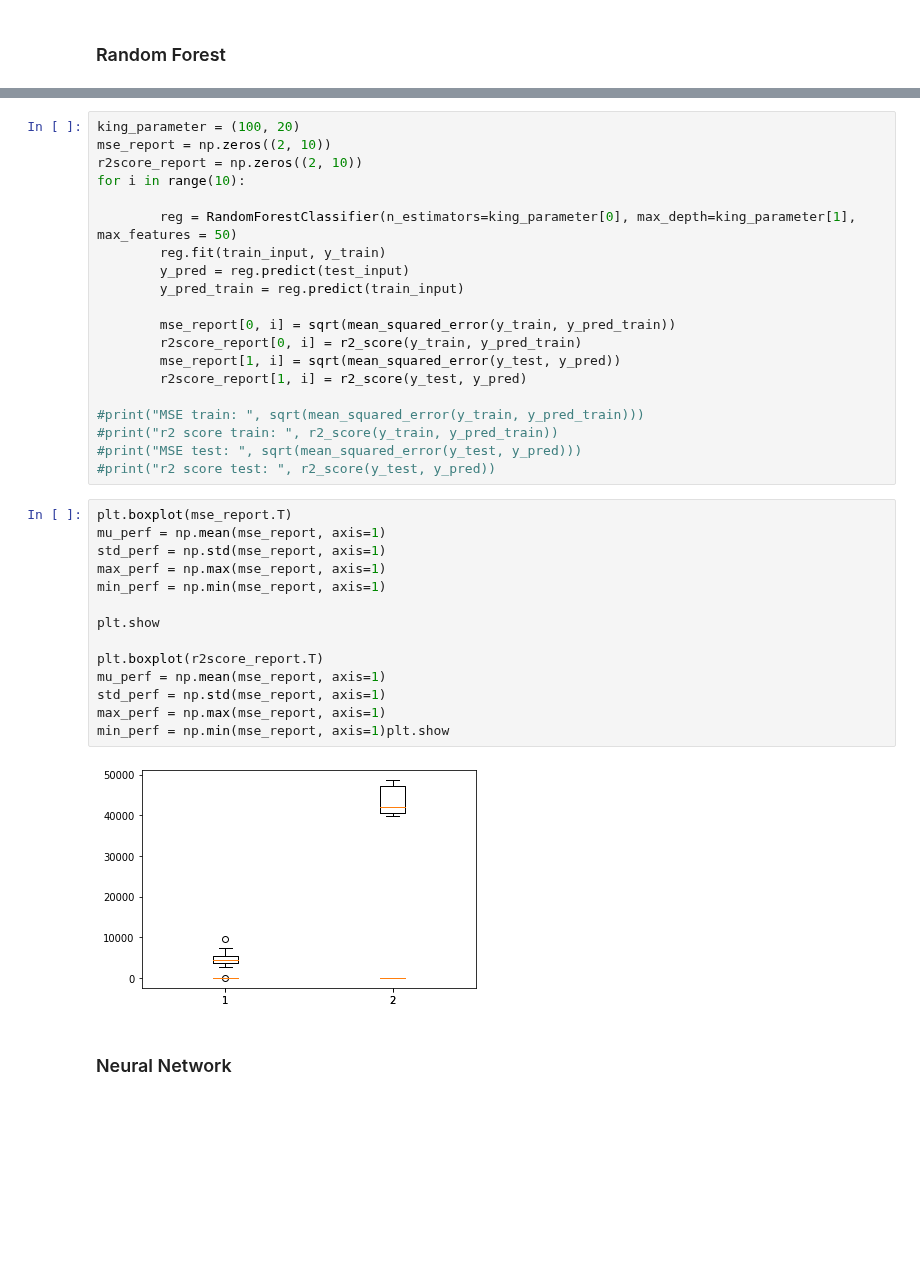
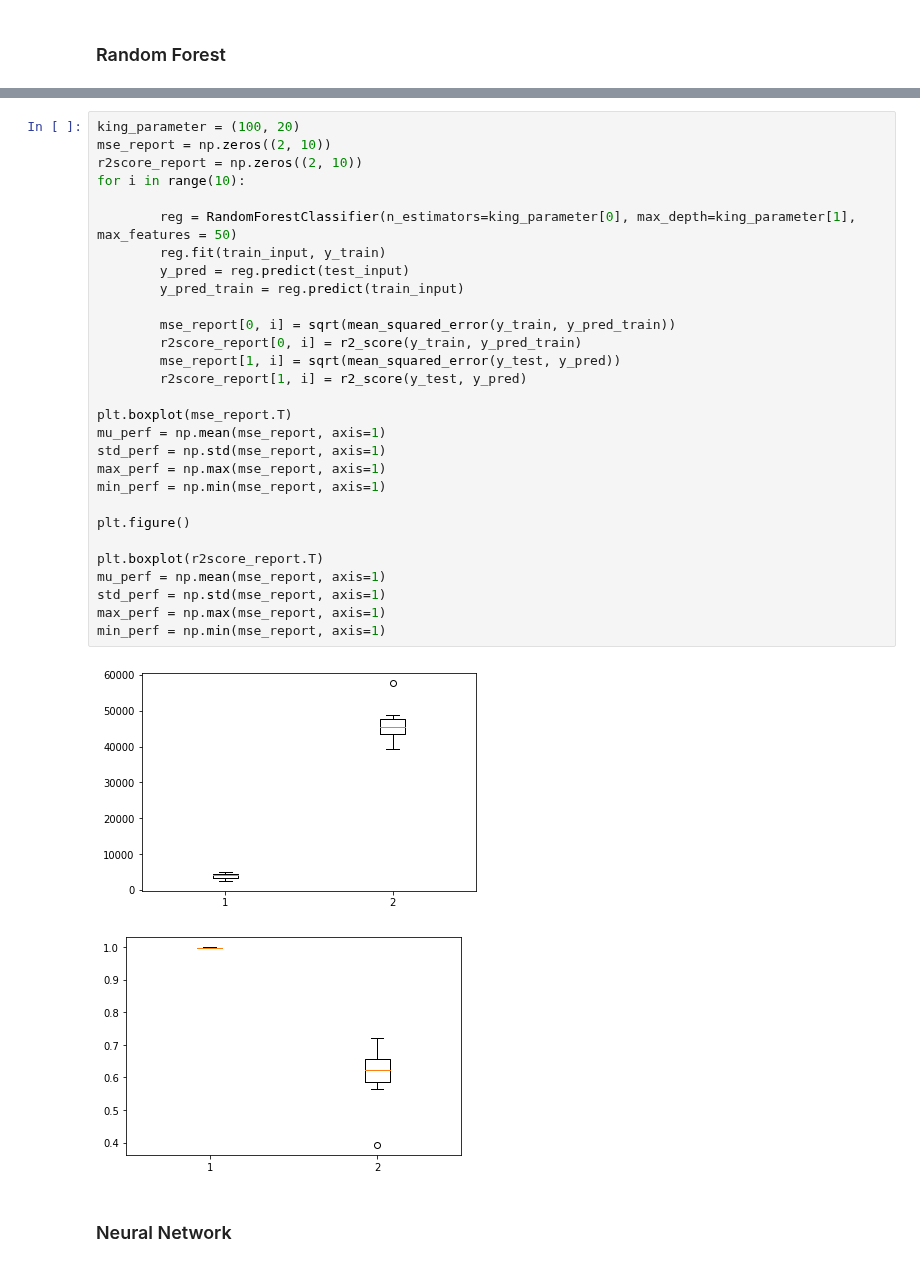
Before and after one commit to BenInTheBox/DataScienceInPractice, a Jupyter notebook: project/code.ipynb, the cells around one changed output, grey strips where cells are left out. Cells and saved outputs as stored; diff of their text form; blank space fills up the shorter version.

Commit message:
better graph

```diff
--- a/project/code.ipynb
+++ b/project/code.ipynb
@@ -878,39 +878,35 @@ min_perf = np.min(mse_report, axis=1)
 # %%
 king_parameter = (100, 20)
 mse_report = np.zeros((2, 10))
 r2score_report = np.zeros((2, 10))
 for i in range(10):
 
         reg = RandomForestClassifier(n_estimators=king_parameter[0], max_depth=king_parameter[1], max_features = 50)
         reg.fit(train_input, y_train)
         y_pred = reg.predict(test_input)
         y_pred_train = reg.predict(train_input)
 
         mse_report[0, i] = sqrt(mean_squared_error(y_train, y_pred_train))
         r2score_report[0, i] = r2_score(y_train, y_pred_train)
         mse_report[1, i] = sqrt(mean_squared_error(y_test, y_pred))
         r2score_report[1, i] = r2_score(y_test, y_pred)
 
-#print("MSE train: ", sqrt(mean_squared_error(y_train, y_pred_train)))
-#print("r2 score train: ", r2_score(y_train, y_pred_train))
-#print("MSE test: ", sqrt(mean_squared_error(y_test, y_pred)))
-#print("r2 score test: ", r2_score(y_test, y_pred))
+plt.boxplot(mse_report.T)
+mu_perf = np.mean(mse_report, axis=1)
+std_perf = np.std(mse_report, axis=1)
+max_perf = np.max(mse_report, axis=1)
+min_perf = np.min(mse_report, axis=1)
+
+plt.figure()
+
+plt.boxplot(r2score_report.T)
+mu_perf = np.mean(mse_report, axis=1)
+std_perf = np.std(mse_report, axis=1)
+max_perf = np.max(mse_report, axis=1)
+min_perf = np.min(mse_report, axis=1)
+# %% [output]
+[figure, added]
+[figure, added]
-# %%
-plt.boxplot(mse_report.T)
-mu_perf = np.mean(mse_report, axis=1)
-std_perf = np.std(mse_report, axis=1)
-max_perf = np.max(mse_report, axis=1)
-min_perf = np.min(mse_report, axis=1)
-
-plt.show
-
-plt.boxplot(r2score_report.T)
-mu_perf = np.mean(mse_report, axis=1)
-std_perf = np.std(mse_report, axis=1)
-max_perf = np.max(mse_report, axis=1)
-min_perf = np.min(mse_report, axis=1)plt.show
-# %% [output]
-[figure, removed]
 # %% [markdown]
 ### Neural Network
 # %%
```
Also changed, not shown: parts of 9 cells of this notebook.
